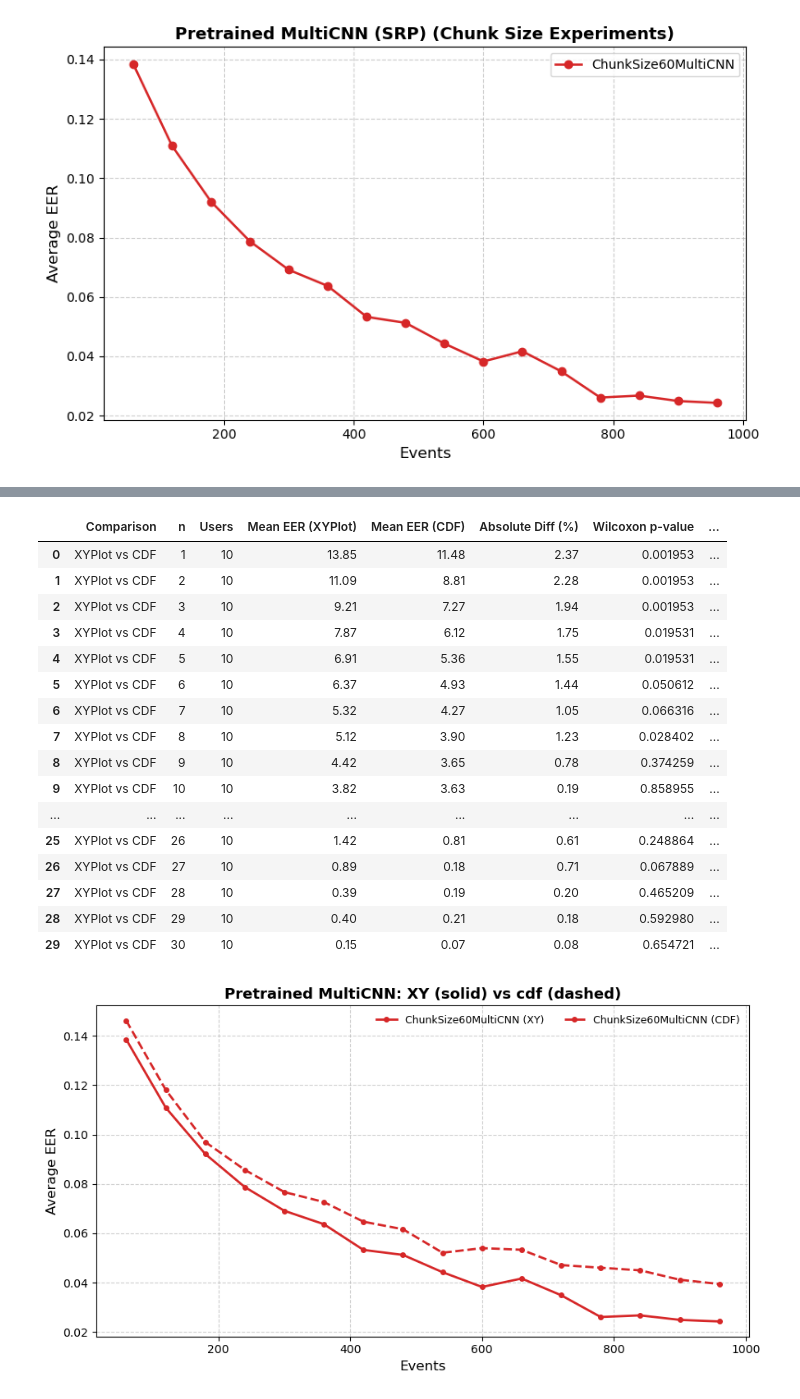
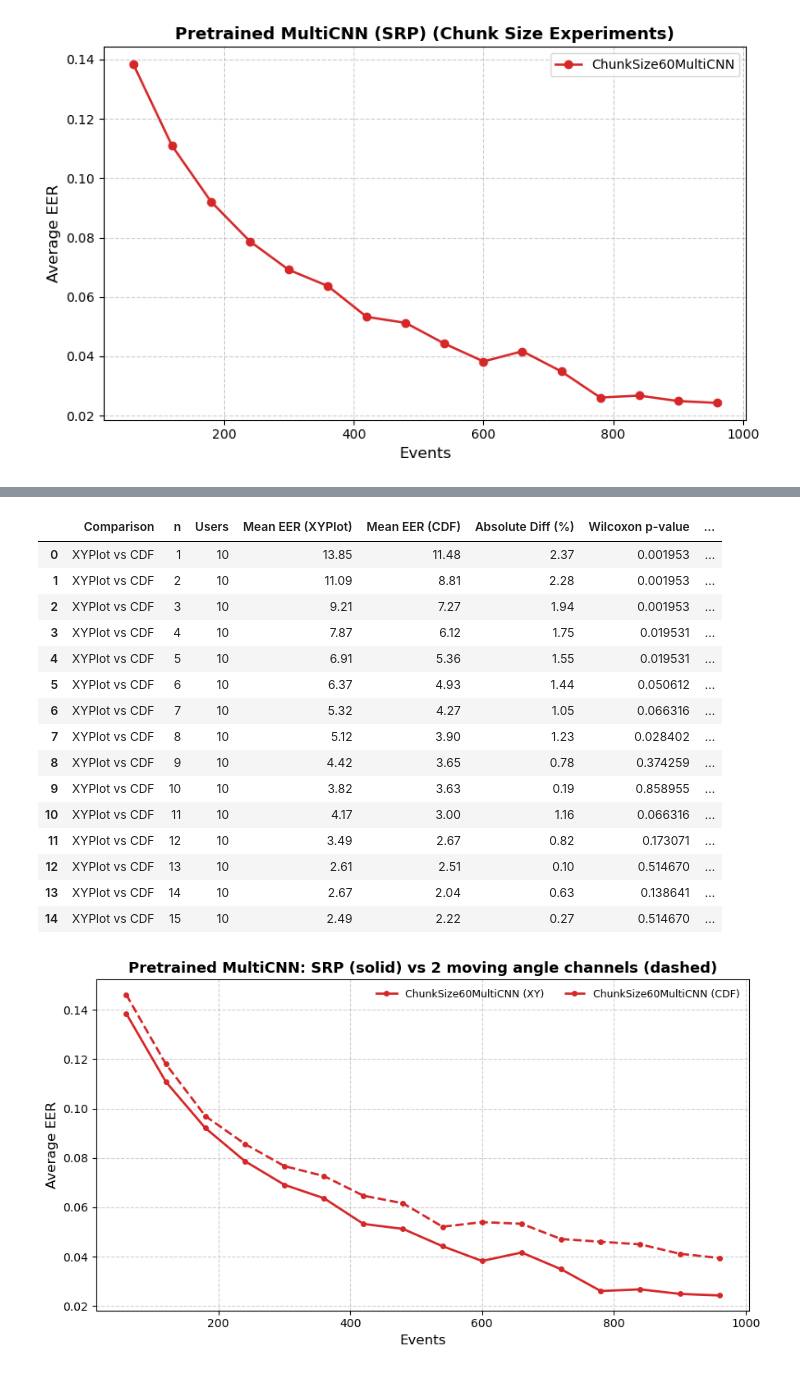
Before and after one commit to S-lijun/Mouse_Dynamics, a Jupyter notebook: Results_New.ipynb, the cells around one changed output, grey strips where cells are left out. Drawn from its saved outputs; the diff is of its cells as text; code cells hidden in the pictures.

```diff
--- a/Results_New.ipynb
+++ b/Results_New.ipynb
@@ -611,7 +611,7 @@ plot_chunk_xy_cdf_curves(
 json_xy = "Results/Pretrained_MultiCNN/SRP/per-userOneChannel/ChunkSize60MultiCNN.json"
 json_cdf = "Results/Pretrained_MultiCNN/SRP/per-userVelocityChannel/ChunkSize60MultiCNN.json"
 
-n_targets = [i+1 for i in range(30)]
+n_targets = [i+1 for i in range(15)]
 
 df = wilcoxon_curve_test(
     json_xy,
@@ -635,21 +635,20 @@ df
 | 7 | XYPlot vs CDF | 8 | 10 | 5.12 | 3.90 | 1.23 | 0.028402 | ... |
 | 8 | XYPlot vs CDF | 9 | 10 | 4.42 | 3.65 | 0.78 | 0.374259 | ... |
 | 9 | XYPlot vs CDF | 10 | 10 | 3.82 | 3.63 | 0.19 | 0.858955 | ... |
-| ... | ... | ... | ... | ... | ... | ... | ... | ... |
-| 25 | XYPlot vs CDF | 26 | 10 | 1.42 | 0.81 | 0.61 | 0.248864 | ... |
-| 26 | XYPlot vs CDF | 27 | 10 | 0.89 | 0.18 | 0.71 | 0.067889 | ... |
-| 27 | XYPlot vs CDF | 28 | 10 | 0.39 | 0.19 | 0.20 | 0.465209 | ... |
-| 28 | XYPlot vs CDF | 29 | 10 | 0.40 | 0.21 | 0.18 | 0.592980 | ... |
-| 29 | XYPlot vs CDF | 30 | 10 | 0.15 | 0.07 | 0.08 | 0.654721 | ... |
+| 10 | XYPlot vs CDF | 11 | 10 | 4.17 | 3.00 | 1.16 | 0.066316 | ... |
+| 11 | XYPlot vs CDF | 12 | 10 | 3.49 | 2.67 | 0.82 | 0.173071 | ... |
+| 12 | XYPlot vs CDF | 13 | 10 | 2.61 | 2.51 | 0.10 | 0.514670 | ... |
+| 13 | XYPlot vs CDF | 14 | 10 | 2.67 | 2.04 | 0.63 | 0.138641 | ... |
+| 14 | XYPlot vs CDF | 15 | 10 | 2.49 | 2.22 | 0.27 | 0.514670 | ... |
 # %%
 plot_chunk_xy_cdf_curves(
     xy_dir="Results/Pretrained_MultiCNN/SRP/OneChannel",
     cdf_dir="Results/Pretrained_MultiCNN/SRP/AngleChannel",
-    title="Pretrained MultiCNN: XY (solid) vs cdf (dashed)",
+    title="Pretrained MultiCNN: SRP (solid) vs 2 moving angle channels (dashed)",
     max_event=1000
 )
 # %% [output]
-[figure, old version]
+[figure, new version]
 # %%
 plot_chunk_xy_cdf_curves(
     xy_dir="Results/Pretrained_MultiCNN/SRP/OneChannel",
```
Also changed, not shown: parts of 6 cells of this notebook, 3 other files.
